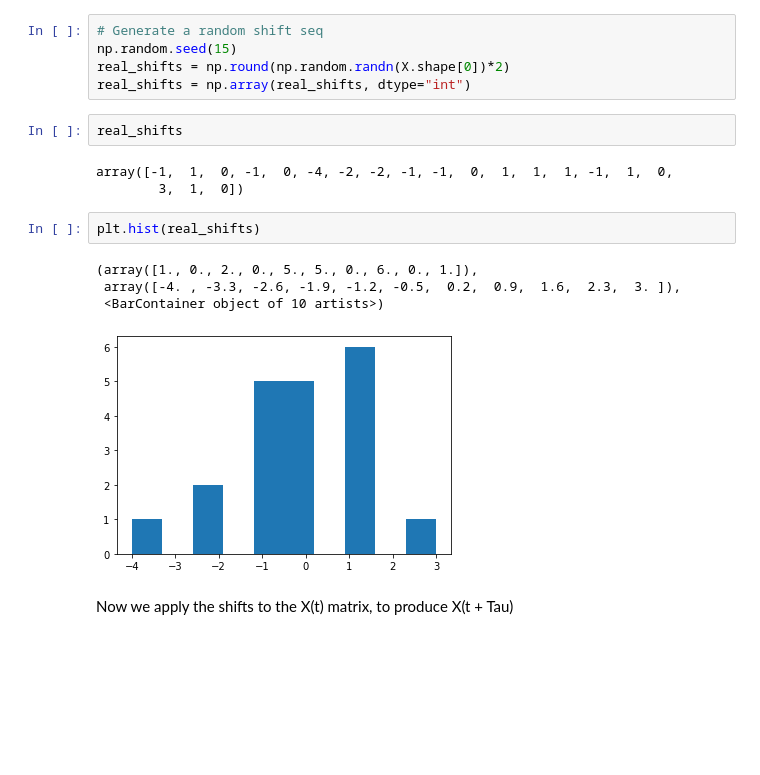
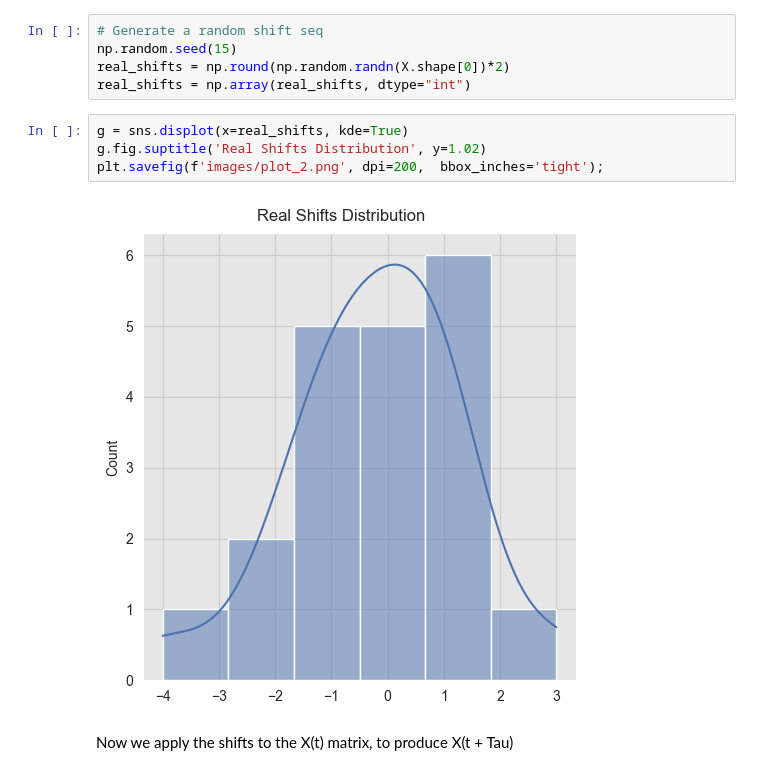
Before and after one commit to aaron1rcl/tvs_regression, a Jupyter notebook: notebooks/1_univariate_example.ipynb, the cells around one changed output. Cells and saved outputs as stored; diff of their text form; blank space fills up the shorter version.

```diff
--- a/notebooks/1_univariate_example.ipynb
+++ b/notebooks/1_univariate_example.ipynb
@@ -67,18 +86,12 @@ Now we generate a random set of time delays (taus) and apply these to each row o
 np.random.seed(15)
 real_shifts = np.round(np.random.randn(X.shape[0])*2)
 real_shifts = np.array(real_shifts, dtype="int")
-# %%
-real_shifts
-# %% [output]
-array([-1,  1,  0, -1,  0, -4, -2, -2, -1, -1,  0,  1,  1,  1, -1,  1,  0,
-        3,  1,  0])
-# %%
-plt.hist(real_shifts)
-# %% [output]
-(array([1., 0., 2., 0., 5., 5., 0., 6., 0., 1.]),
- array([-4. , -3.3, -2.6, -1.9, -1.2, -0.5,  0.2,  0.9,  1.6,  2.3,  3. ]),
- <BarContainer object of 10 artists>)
-[figure, removed]
+# %%
+g = sns.displot(x=real_shifts, kde=True)
+g.fig.suptitle('Real Shifts Distribution', y=1.02)
+plt.savefig(f'images/plot_2.png', dpi=200,  bbox_inches='tight');
+# %% [output]
+[figure, added]
 # %% [markdown]
 Now we apply the shifts to the X(t) matrix, to produce X(t + Tau)
 # %%
```
Also changed, not shown: parts of 21 cells of this notebook, 9 other files.
